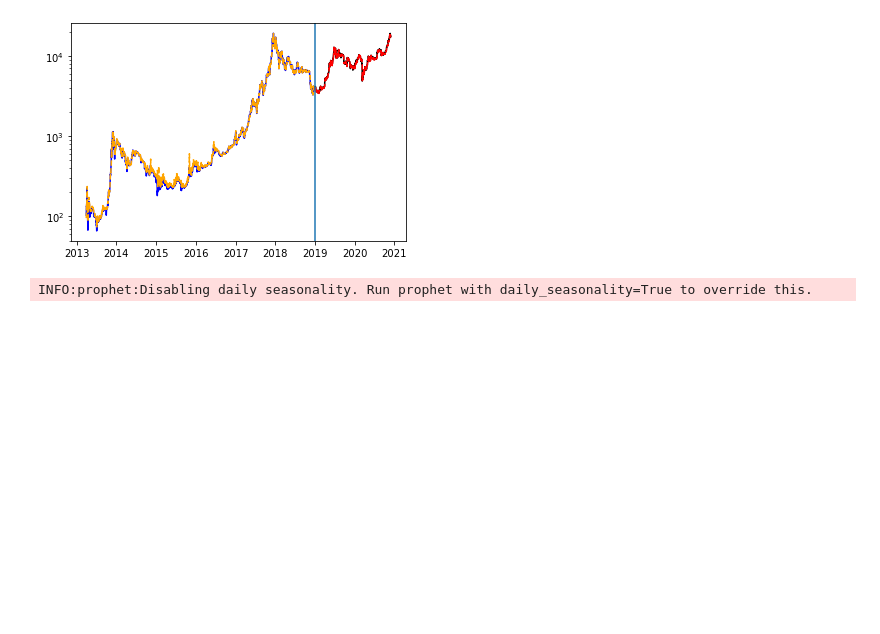
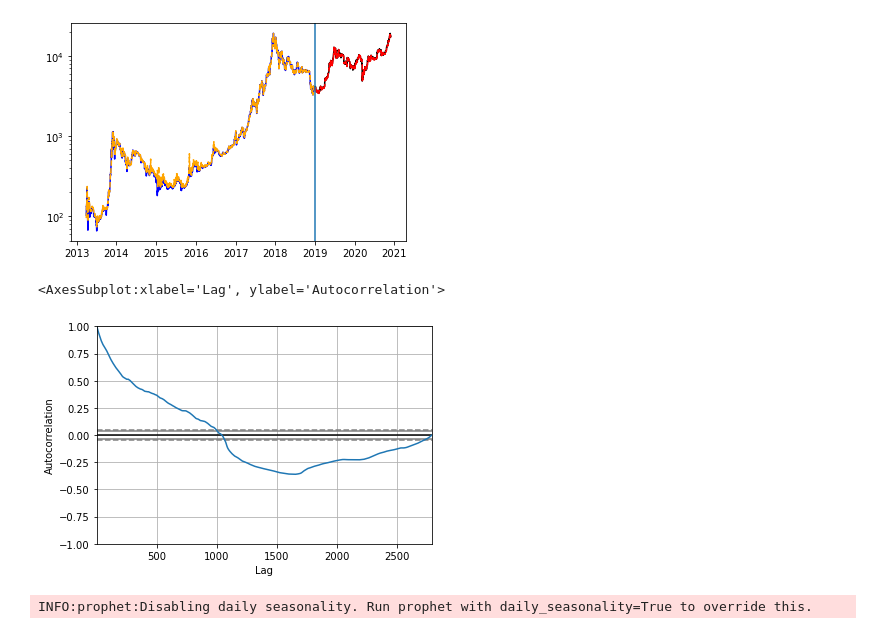
Before and after one commit to PacktPublishing/Practical-Data-Science-with-Python, a Jupyter notebook: Chapter13/Chapter_13.ipynb, the cells around one changed output. Cells and saved outputs as stored; diff of their text form; code cells hidden in the pictures; blank space fills up the shorter version.

```diff
--- a/Chapter13/Chapter_13.ipynb
+++ b/Chapter13/Chapter_13.ipynb
@@ -389,6 +398,11 @@ plt.axvline(btc_df.index[train_idx])
 plt.yscale('log')
 # %% [output]
 [figure]
+# %%
+pd.plotting.autocorrelation_plot(btc_df['close'])
+# %% [output]
+<AxesSubplot:xlabel='Lag', ylabel='Autocorrelation'>
+[figure, added]
 # %%
 btc_df.reset_index(inplace=True)
 btc_df.drop('close_1d_future', axis=1, inplace=True)
```
Also changed, not shown: parts of 17 cells of this notebook.
